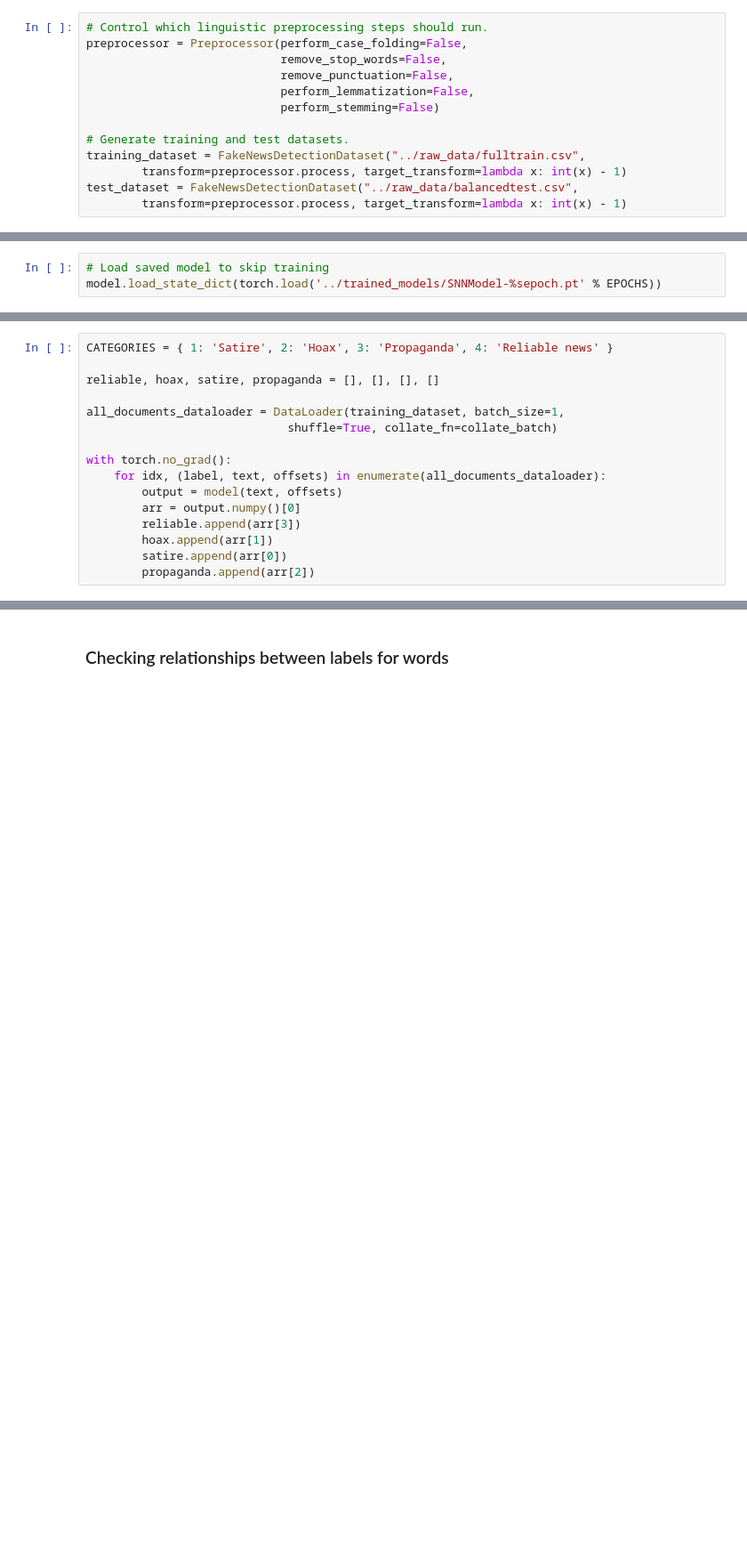
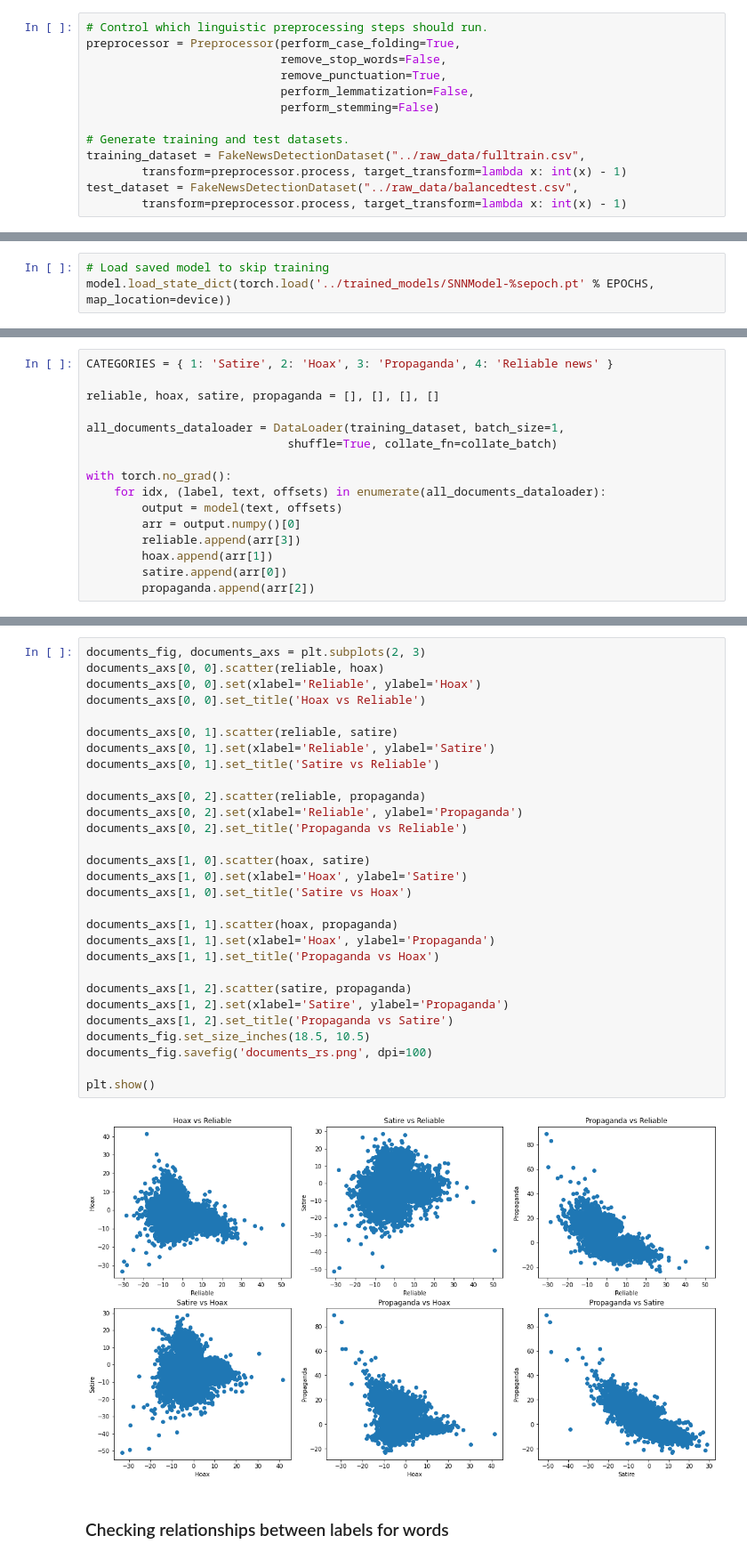
Before and after one commit to AY2122S2-CS4248-G12/labeled-unreliable-news, a Jupyter notebook: models/simple_nn.ipynb, the cells around one changed output, grey strips where cells are left out. Shown at 89% size. Cells and saved outputs as stored; diff of their text form; blank space fills up the shorter version.

Commit message:
Add analysis on best model

```diff
--- a/models/simple_nn.ipynb
+++ b/models/simple_nn.ipynb
@@ -30,9 +33,9 @@ torch.manual_seed(1)
 ## Read & process dataset
 # %%
 # Control which linguistic preprocessing steps should run.
-preprocessor = Preprocessor(perform_case_folding=False,
+preprocessor = Preprocessor(perform_case_folding=True,
                             remove_stop_words=False,
-                            remove_punctuation=False,
+                            remove_punctuation=True,
                             perform_lemmatization=False,
                             perform_stemming=False)
 
@@ -171,4 +174,4 @@ for epoch in range(1, EPOCHS + 1):
 torch.save(model.state_dict(), '../trained_models/SNNModel-%sepoch.pt' % EPOCHS)
 # %%
 # Load saved model to skip training
-model.load_state_dict(torch.load('../trained_models/SNNModel-%sepoch.pt' % EPOCHS))
+model.load_state_dict(torch.load('../trained_models/SNNModel-%sepoch.pt' % EPOCHS, map_location=device))
@@ -232,3 +208,34 @@ plt.show()
+# %%
+documents_fig, documents_axs = plt.subplots(2, 3)
+documents_axs[0, 0].scatter(reliable, hoax)
+documents_axs[0, 0].set(xlabel='Reliable', ylabel='Hoax')
+documents_axs[0, 0].set_title('Hoax vs Reliable')
+
+documents_axs[0, 1].scatter(reliable, satire)
+documents_axs[0, 1].set(xlabel='Reliable', ylabel='Satire')
+documents_axs[0, 1].set_title('Satire vs Reliable')
+
+documents_axs[0, 2].scatter(reliable, propaganda)
+documents_axs[0, 2].set(xlabel='Reliable', ylabel='Propaganda')
+documents_axs[0, 2].set_title('Propaganda vs Reliable')
+
+documents_axs[1, 0].scatter(hoax, satire)
+documents_axs[1, 0].set(xlabel='Hoax', ylabel='Satire')
+documents_axs[1, 0].set_title('Satire vs Hoax')
+
+documents_axs[1, 1].scatter(hoax, propaganda)
+documents_axs[1, 1].set(xlabel='Hoax', ylabel='Propaganda')
+documents_axs[1, 1].set_title('Propaganda vs Hoax')
+
+documents_axs[1, 2].scatter(satire, propaganda)
+documents_axs[1, 2].set(xlabel='Satire', ylabel='Propaganda')
+documents_axs[1, 2].set_title('Propaganda vs Satire')
+documents_fig.set_size_inches(18.5, 10.5)
+documents_fig.savefig('documents_rs.png', dpi=100)
+
+plt.show()
+# %% [output]
+[figure, added]
 # %% [markdown]
 ### Checking relationships between labels for words
 # %%
```
Also changed, not shown: parts of 9 cells of this notebook, 1 other file.
